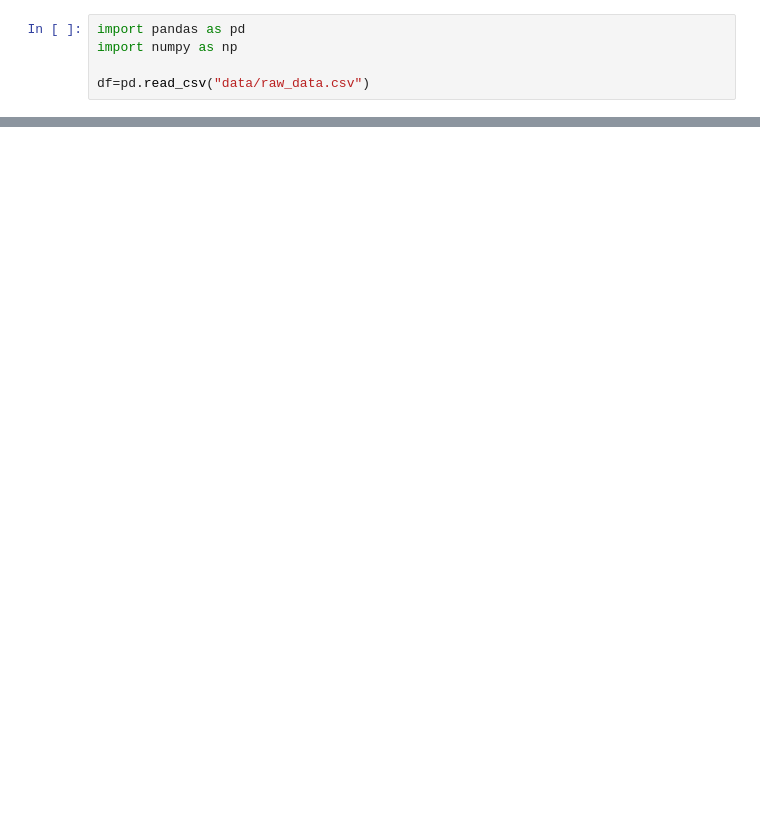
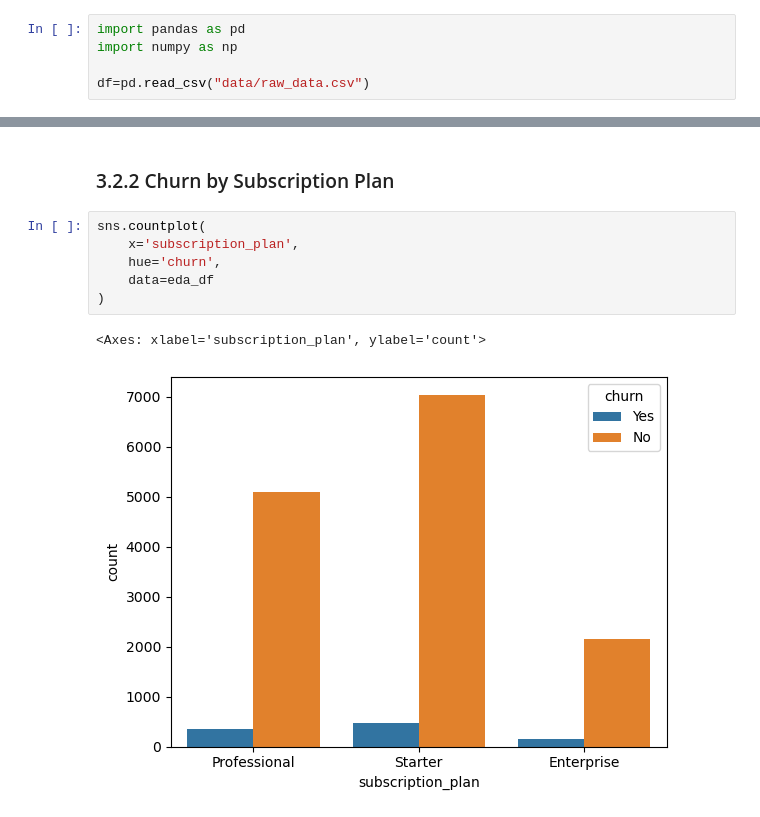
Before and after one commit to SAMMOSES26/Customer-Churn-Project, a Jupyter notebook: notebooks/EDA_and_Cleaning.ipynb, the cells around one changed output, grey strips where cells are left out. Saved outputs shown, nothing was run; the diff lists cells and outputs as text; blank space fills up the shorter version.

```diff
--- a/notebooks/EDA_and_Cleaning.ipynb
+++ b/notebooks/EDA_and_Cleaning.ipynb
@@ -321,0 +630,11 @@ Name: count, dtype: int64
+# %% [markdown]
+### 3.2.2 Churn by Subscription Plan
+# %%
+sns.countplot(
+    x='subscription_plan',
+    hue='churn',
+    data=eda_df
+)
+# %% [output]
+<Axes: xlabel='subscription_plan', ylabel='count'>
+[figure, added]
```
Also changed, not shown: parts of 90 cells of this notebook, 3 other files.
